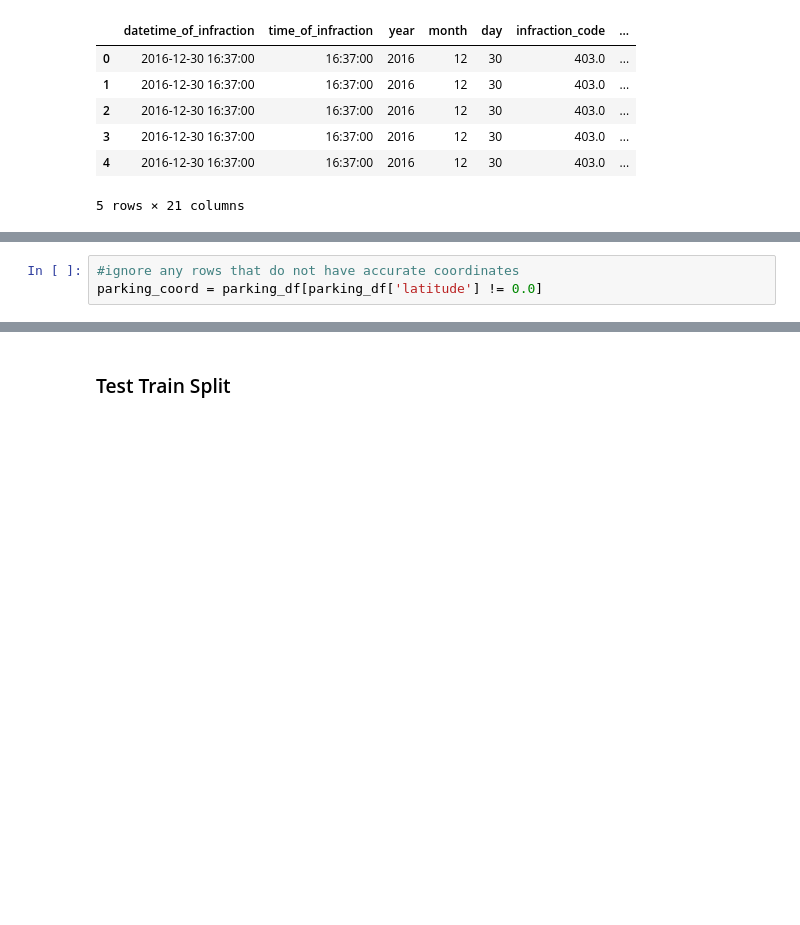
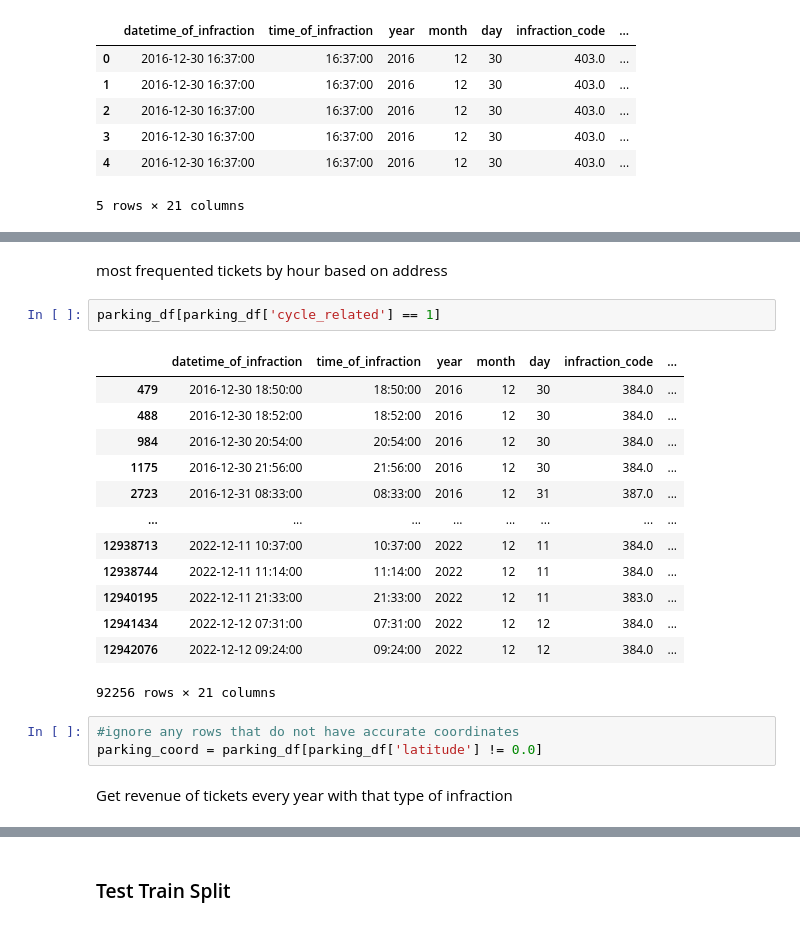
Before and after one commit to tilovashahrin/Toronto_ParkingTicket_Capstone, a Jupyter notebook: Notebooks/4. Advanced Modeling.ipynb, the cells around one changed output, grey strips where cells are left out. Saved outputs shown, nothing was run; the diff lists cells and outputs as text; blank space fills up the shorter version.

```diff
--- a/Notebooks/4. Advanced Modeling.ipynb
+++ b/Notebooks/4. Advanced Modeling.ipynb
@@ -57,3 +62,23 @@ parking_df.head()
+# %% [markdown]
+most frequented tickets by hour based on address
+# %%
+parking_df[parking_df['cycle_related'] == 1]
+# %% [output]
+|  | datetime_of_infraction | time_of_infraction | year | month | day | infraction_code | ... |
+| 479 | 2016-12-30 18:50:00 | 18:50:00 | 2016 | 12 | 30 | 384.0 | ... |
+| 488 | 2016-12-30 18:52:00 | 18:52:00 | 2016 | 12 | 30 | 384.0 | ... |
+| 984 | 2016-12-30 20:54:00 | 20:54:00 | 2016 | 12 | 30 | 384.0 | ... |
+| 1175 | 2016-12-30 21:56:00 | 21:56:00 | 2016 | 12 | 30 | 384.0 | ... |
+| 2723 | 2016-12-31 08:33:00 | 08:33:00 | 2016 | 12 | 31 | 387.0 | ... |
+| ... | ... | ... | ... | ... | ... | ... | ... |
+| 12938713 | 2022-12-11 10:37:00 | 10:37:00 | 2022 | 12 | 11 | 384.0 | ... |
+| 12938744 | 2022-12-11 11:14:00 | 11:14:00 | 2022 | 12 | 11 | 384.0 | ... |
+| 12940195 | 2022-12-11 21:33:00 | 21:33:00 | 2022 | 12 | 11 | 383.0 | ... |
+| 12941434 | 2022-12-12 07:31:00 | 07:31:00 | 2022 | 12 | 12 | 384.0 | ... |
+| 12942076 | 2022-12-12 09:24:00 | 09:24:00 | 2022 | 12 | 12 | 384.0 | ... |
+92256 rows × 21 columns
 # %%
 #ignore any rows that do not have accurate coordinates
 parking_coord = parking_df[parking_df['latitude'] != 0.0]
+# %% [markdown]
+Get revenue of tickets every year with that type of infraction
```
Also changed, not shown: parts of 2 cells of this notebook, 3 other files.
